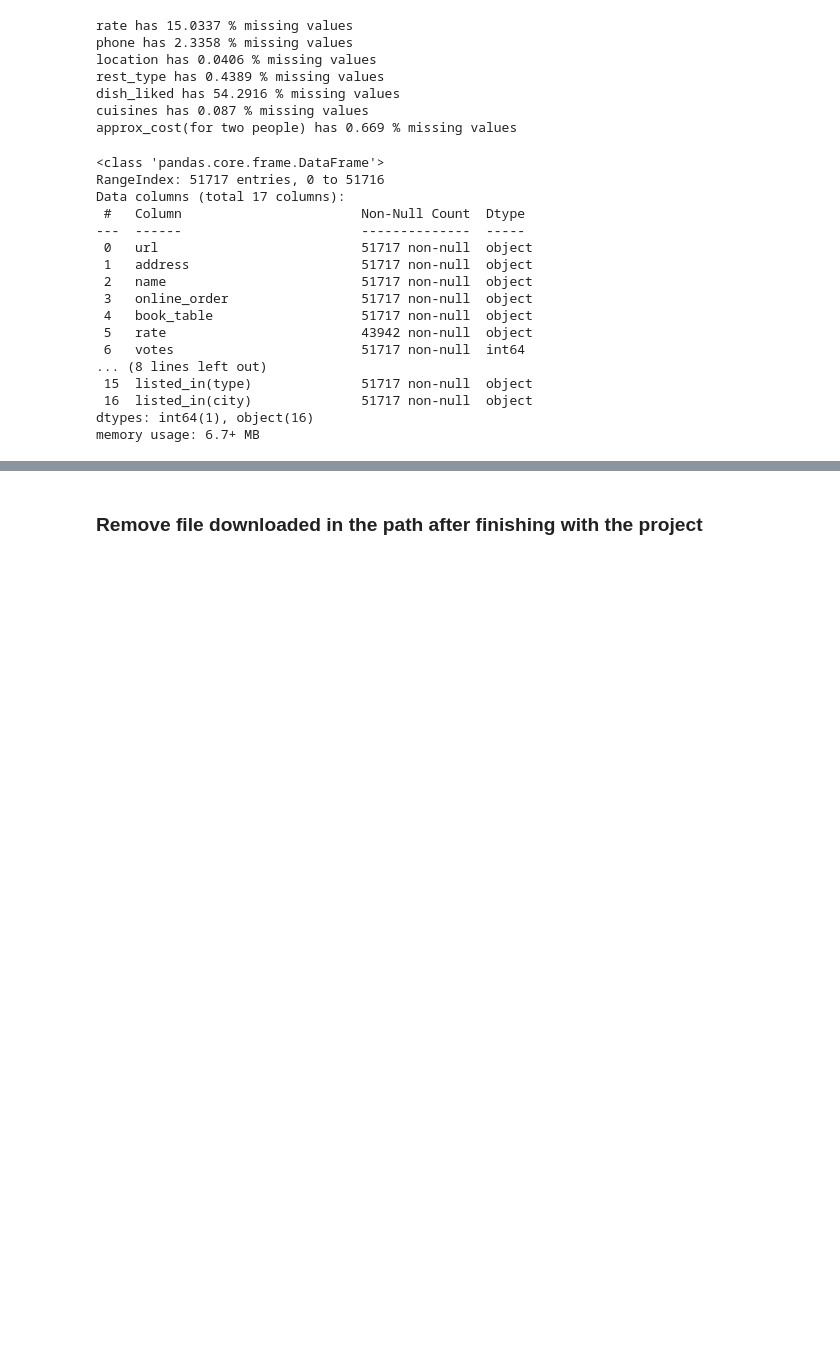
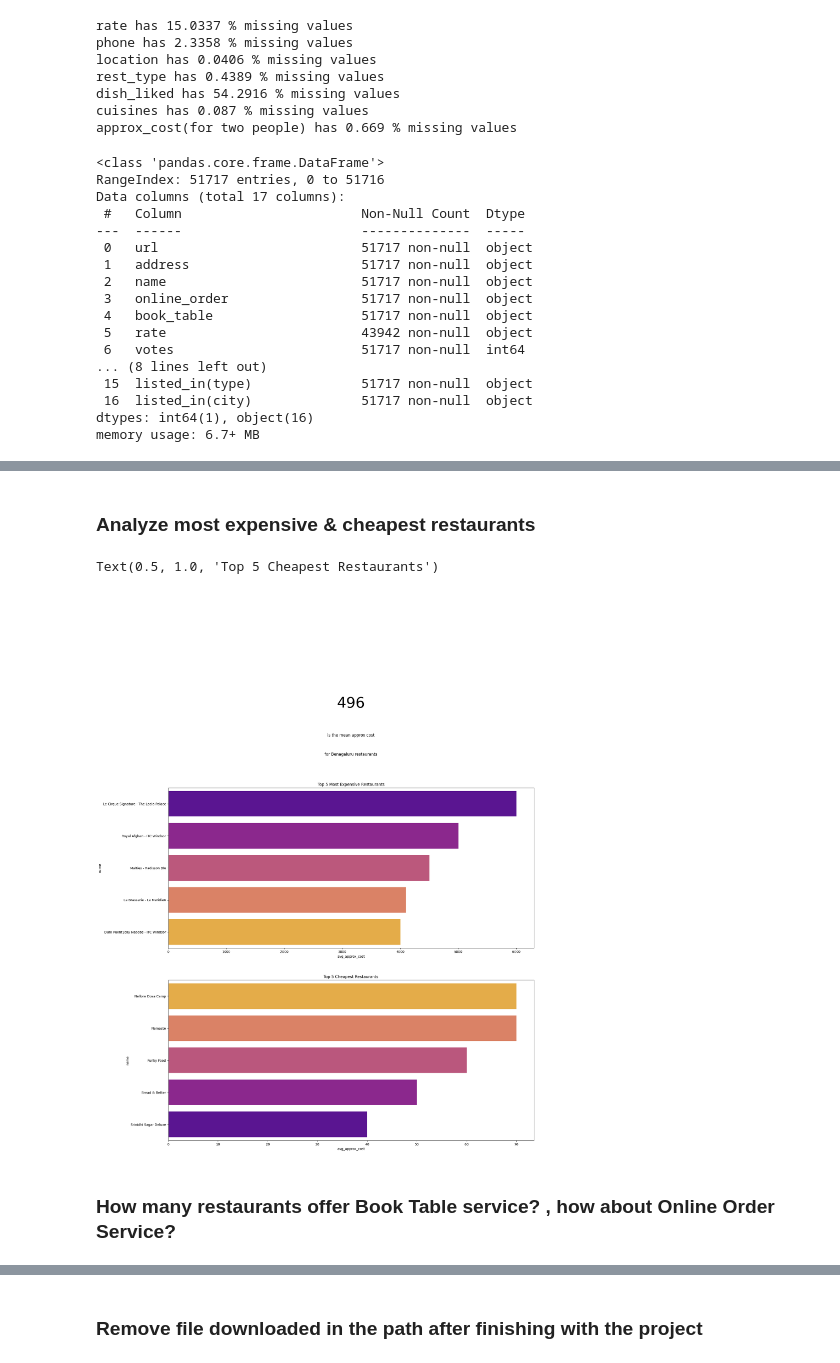
Before and after one commit to NathaliaBarreiros/Data-Science-Practice-Projects, a Jupyter notebook: Predict Success of a Zomato Restaurant /Zomato-Project.ipynb, the cells around one changed output, grey strips where cells are left out. Drawn from its saved outputs; the diff is of its cells as text; code cells hidden in the pictures; blank space fills up the shorter version.

```diff
--- a/Predict Success of a Zomato Restaurant /Zomato-Project.ipynb
+++ b/Predict Success of a Zomato Restaurant /Zomato-Project.ipynb
@@ -179,0 +447,19 @@ memory usage: 6.7+ MB
+# %% [markdown]
+### Analyze most expensive & cheapest restaurants
+# %%
+fig, (ax1, ax2, ax3) = plt.subplots(3,1,figsize=(20,30)) # get 3 plots
+ax1.text(0.50, 0.30, int(popular['avg_approx_cost'].mean()), fontsize=45, ha='center')
+ax1.text(0.50, 0.12, 'is the mean approx cost', fontsize=12, ha='center')
+ax1.text(0.50, 0.00, 'for Benagaluru restaurants', fontsize=12, ha='center')
+ax1.axis('off')
+
+sns.barplot(x='avg_approx_cost', y='name', data=popular.sort_values(by='avg_approx_cost', ascending=False).query('avg_approx_cost > 0').head(5), ax=ax2, palette='plasma' )
+ax2.set_title('Top 5 Most Expensive Restaurants', size=12)
+
+sns.barplot(x='avg_approx_cost', y='name', data=popular.sort_values(by='avg_approx_cost', ascending=False).query('avg_approx_cost > 0').tail(5), ax=ax3, palette='plasma_r')
+ax3.set_title('Top 5 Cheapest Restaurants', size=12)
+# %% [output]
+Text(0.5, 1.0, 'Top 5 Cheapest Restaurants')
+[figure, added]
+# %% [markdown]
+### How many restaurants offer Book Table service? , how about Online Order Service?
```
Also changed, not shown: parts of 88 cells of this notebook.
